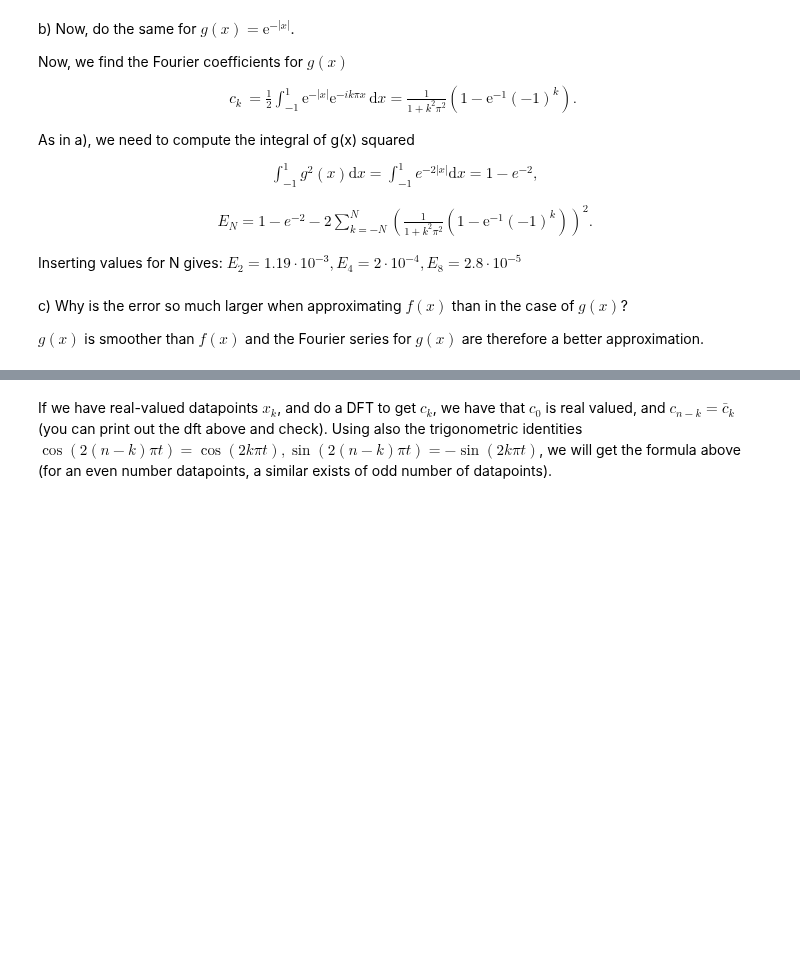
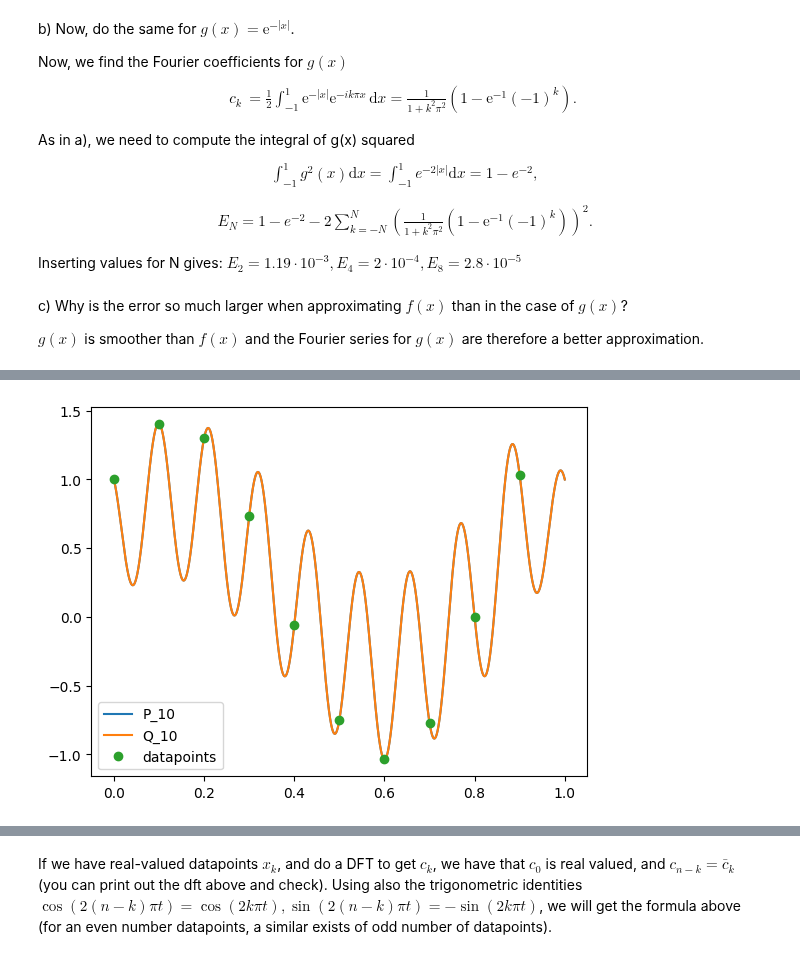
Before and after one commit to solniva/TMA4320_ScientificComputationNotes, a Jupyter notebook: chapter_fourier/FourierExercises.ipynb, the cells around one changed output, grey strips where cells are left out. Drawn from its saved outputs; the diff is of its cells as text; code cells hidden in the pictures; blank space fills up the shorter version.

```diff
--- a/chapter_fourier/FourierExercises.ipynb
+++ b/chapter_fourier/FourierExercises.ipynb
@@ -193,10 +152,12 @@ plt.show()
 # %%
-P_N = dft[0].real*1/N#*np.exp(x*1j*0)
+P_N = dft[0].real*1/N
 for i in range(1,N):
-    P_N += 1/(N)*(dft[i].real*np.cos(i*2*np.pi*x) - dft[i].imag*np.sin(i*2*np.pi*x))
+    P_N += 1/(N)* (dft[i].real*np.cos(2*np.pi*i*x) - dft[i].imag*np.sin(2*np.pi*i*x))
 
-
-plt.plot(x, P_N.real, label='P_10')
-plt.plot(x, Q_N.real,label="Q_10")
+plt.plot(x, P_N.real, label="P_10")
+plt.plot(x, Q_N.real, label="Q_10")
+plt.plot(t, datapoints, marker='o', linestyle='', label = "datapoints")
 plt.legend()
 plt.show()
+# %% [output]
+[figure, added]
```
Also changed, not shown: parts of 13 cells of this notebook.
